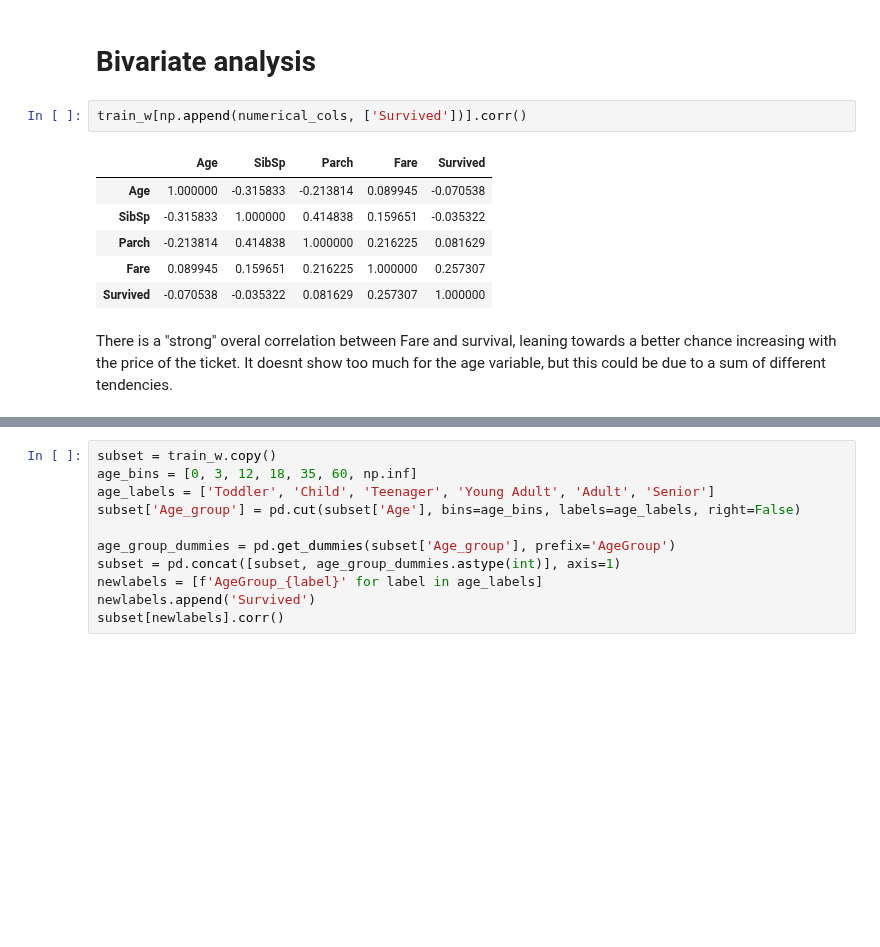
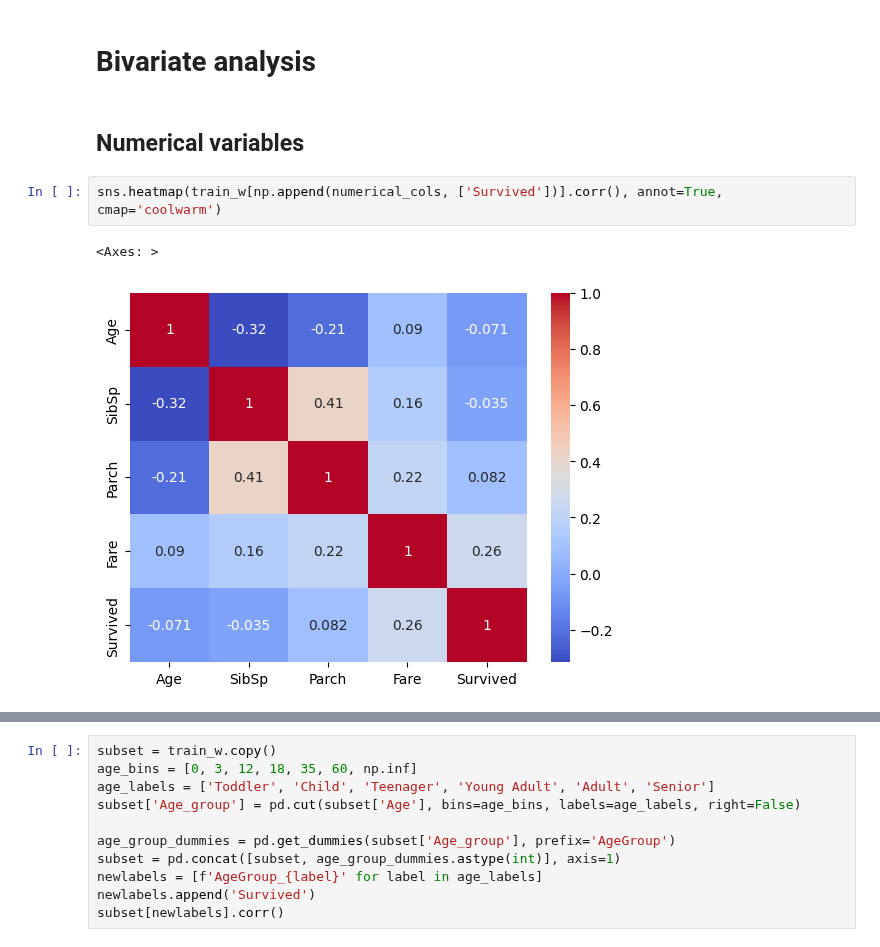
Before and after one commit to IngElecPuc/KaggleChallenges, a Jupyter notebook: titanic/titanic_eda.ipynb, the cells around one changed output, grey strips where cells are left out. Cells and saved outputs as stored; diff of their text form; blank space fills up the shorter version.

Commit message:
Bivariate analysis, numerical

```diff
--- a/titanic/titanic_eda.ipynb
+++ b/titanic/titanic_eda.ipynb
@@ -395,14 +407,10 @@ T      1
 Name: count, dtype: int64
 # %% [markdown]
 # Bivariate analysis
+# %% [markdown]
+## Numerical variables
 # %%
-train_w[np.append(numerical_cols, ['Survived'])].corr()
+sns.heatmap(train_w[np.append(numerical_cols, ['Survived'])].corr(), annot=True, cmap='coolwarm')
 # %% [output]
-|  | Age | SibSp | Parch | Fare | Survived |
-| Age | 1.000000 | -0.315833 | -0.213814 | 0.089945 | -0.070538 |
-| SibSp | -0.315833 | 1.000000 | 0.414838 | 0.159651 | -0.035322 |
-| Parch | -0.213814 | 0.414838 | 1.000000 | 0.216225 | 0.081629 |
-| Fare | 0.089945 | 0.159651 | 0.216225 | 1.000000 | 0.257307 |
-| Survived | -0.070538 | -0.035322 | 0.081629 | 0.257307 | 1.000000 |
+<Axes: >
+[figure, added]
-# %% [markdown]
-There is a "strong" overal correlation between Fare and survival, leaning towards a better chance increasing with the price of the ticket. It doesnt show too much for the age variable, but this could be due to a sum of different tendencies.
```
Also changed, not shown: parts of 12 cells of this notebook.
